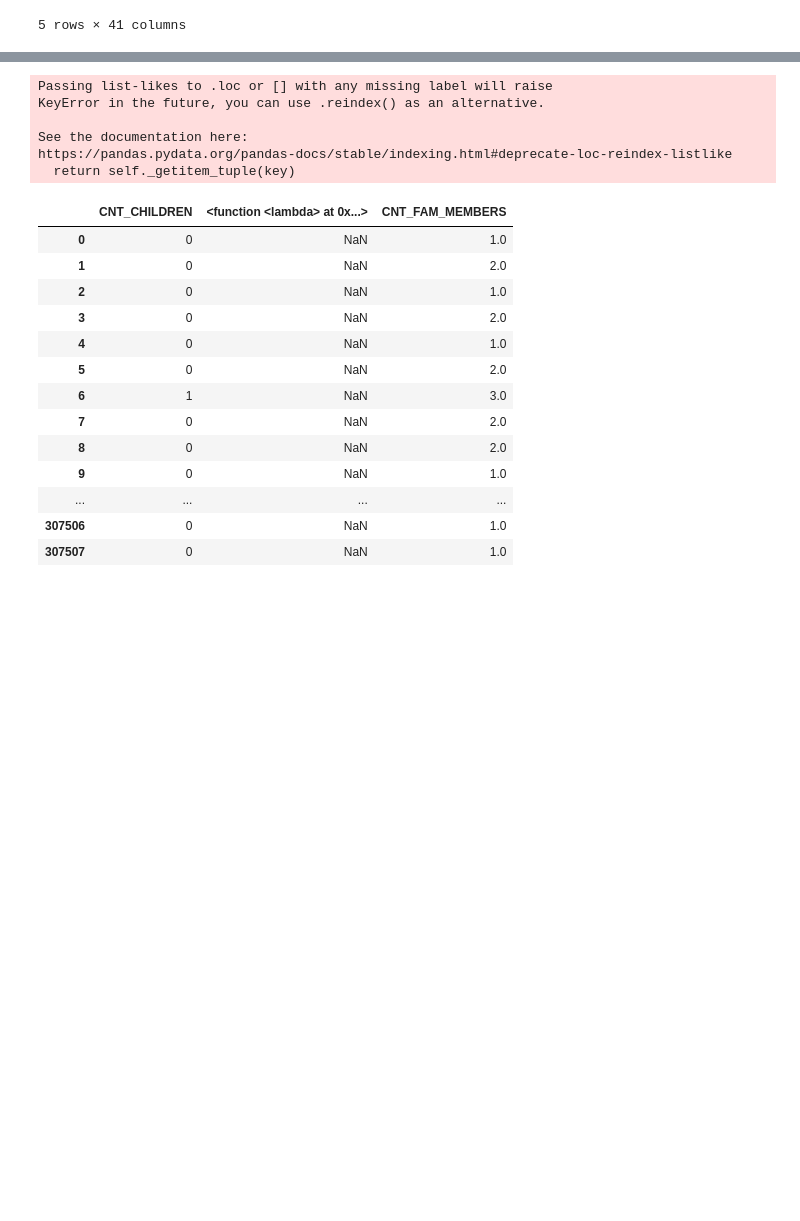
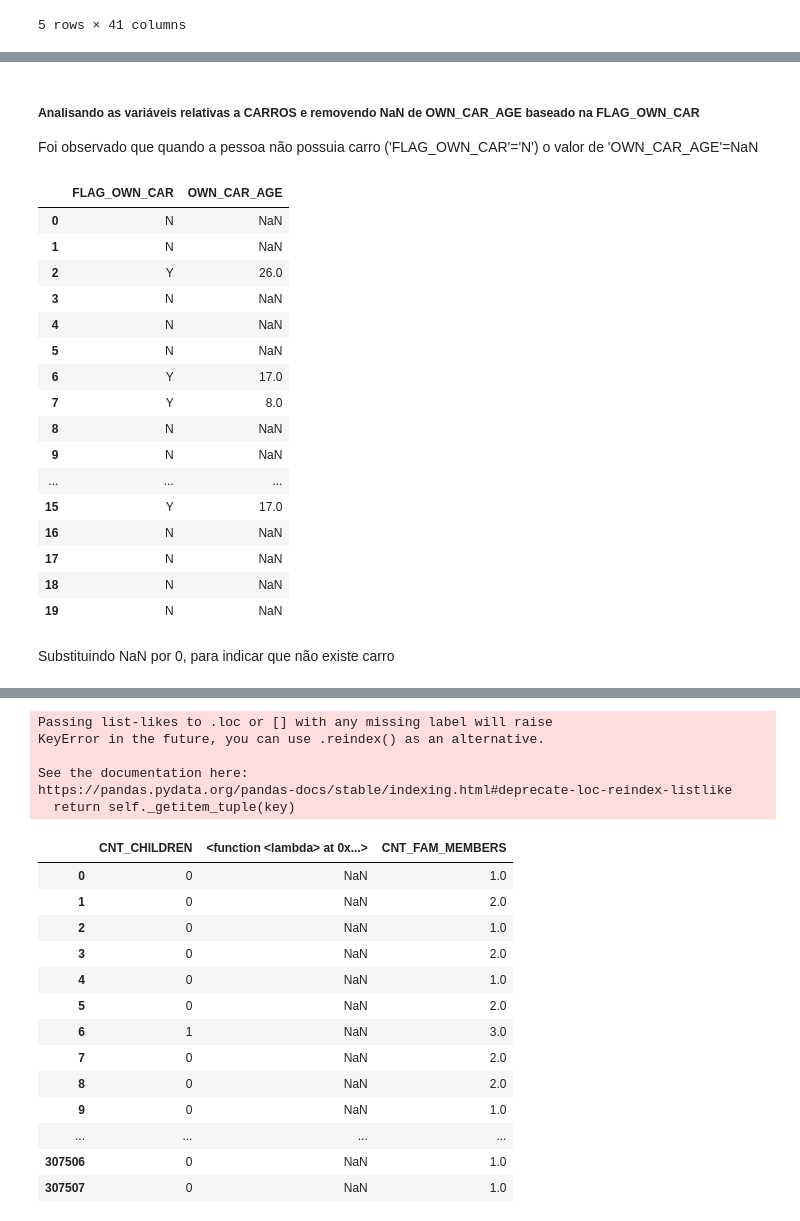
Before and after one commit to ricardoslee/Trabalhos, a Jupyter notebook: AIA/Trabalho1.ipynb, the cells around one changed output, grey strips where cells are left out. Saved outputs shown, nothing was run; the diff lists cells and outputs as text; code cells hidden in the pictures; blank space fills up the shorter version.

```diff
--- a/AIA/Trabalho1.ipynb
+++ b/AIA/Trabalho1.ipynb
@@ -273 +213,27 @@ dtypes: float64(8), int64(20), object(12)
 memory usage: 96.2+ MB
+# %% [markdown]
+##### Analisando as variáveis relativas a CARROS e removendo NaN de OWN_CAR_AGE baseado na FLAG_OWN_CAR
+
+Foi observado que quando a pessoa não possuia carro ('FLAG_OWN_CAR'='N') o valor de 'OWN_CAR_AGE'=NaN
+# %%
+df40.loc[:,['FLAG_OWN_CAR','OWN_CAR_AGE']].head(20)
+# %% [output]
+|  | FLAG_OWN_CAR | OWN_CAR_AGE |
+| 0 | N | NaN |
+| 1 | N | NaN |
+| 2 | Y | 26.0 |
+| 3 | N | NaN |
+| 4 | N | NaN |
+| 5 | N | NaN |
+| 6 | Y | 17.0 |
+| 7 | Y | 8.0 |
+| 8 | N | NaN |
+| 9 | N | NaN |
+| ... | ... | ... |
+| 15 | Y | 17.0 |
+| 16 | N | NaN |
+| 17 | N | NaN |
+| 18 | N | NaN |
+| 19 | N | NaN |
+# %% [markdown]
+Substituindo NaN por 0, para indicar que não existe carro
```
Also changed, not shown: parts of 43 cells of this notebook, 3 other files.
